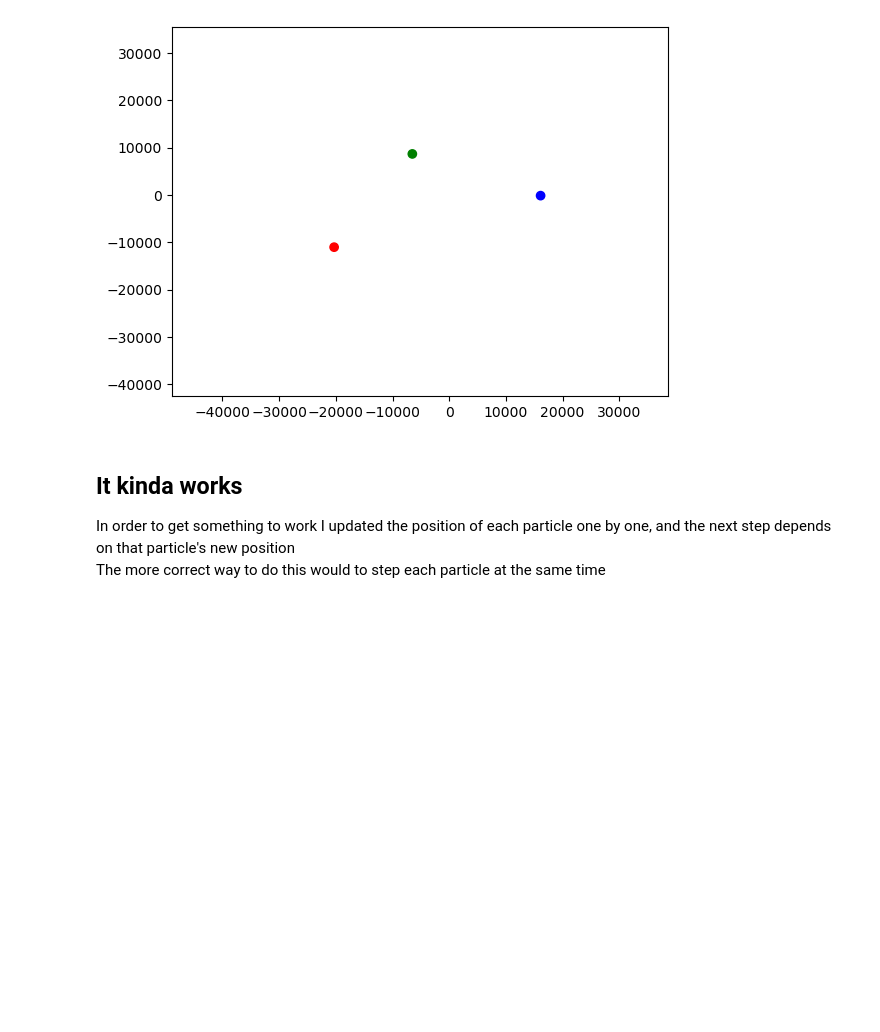
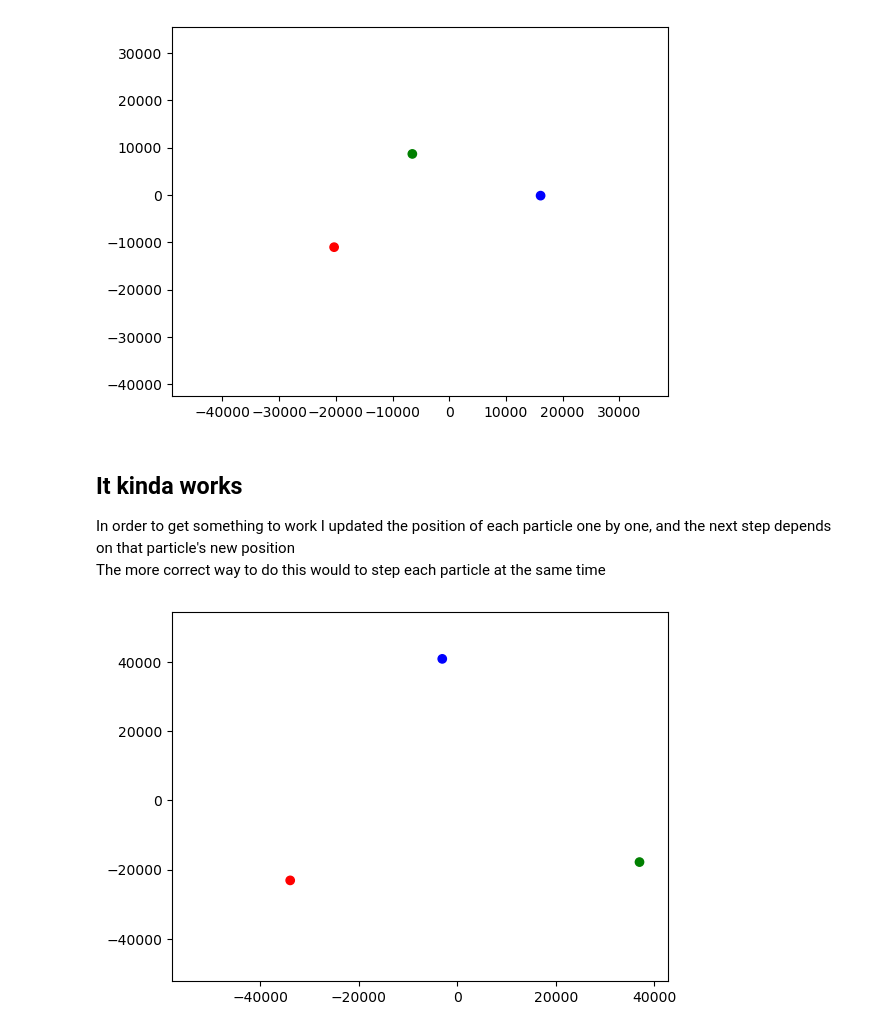
Before and after one commit to Isgig/Isgig, a Jupyter notebook: simulating.ipynb, the cells around one changed output. Drawn from its saved outputs; the diff is of its cells as text; code cells hidden in the pictures; blank space fills up the shorter version.

Commit message:
Started to practice open cv after getting the simulation to step each particle forward at the same time

```diff
--- a/simulating.ipynb
+++ b/simulating.ipynb
@@ -132,3 +132,86 @@ plt.show()
 ## It kinda works
 In order to get something to work I updated the position of each particle one by one, and the next step depends on that particle's new position\
 The more correct way to do this would to step each particle at the same time
+# %%
+import numpy as np
+import numpy.linalg as la
+import matplotlib.pyplot as plt
+import matplotlib.animation as anim
+
+## Initial conditions
+class particle(object):
+    def __init__(self, xpos, ypos, xvel, yvel, mass):
+        self.xpos = xpos
+        self.ypos = ypos
+        self.xvel = xvel
+        self.yvel = yvel
+        self.xacc = 0
+        self.yacc = 0
+        self.xfor = 0
+        self.yfor = 0
+        self.mass = mass
+
+    def updatenetfor(self, others=[], gravconst=6.67e-11):
+        others = np.array(others).astype(particle)
+        self.xfor = 0
+        self.yfor = 0
+        for part in others:
+            distancevec = [self.xpos - part.xpos, self.ypos - part.ypos]
+            distancemag = np.sqrt(distancevec[0]**2+distancevec[1]**2)
+            self.xfor += -distancevec[0]*gravconst*self.mass*part.mass/distancemag**3
+            self.yfor += -distancevec[1]*gravconst*self.mass*part.mass/distancemag**3
+
+    def step(self, dt=1):
+        self.xacc = self.xfor/self.mass
+        self.yacc = self.yfor/self.mass
+        self.xvel += 0.5*self.xacc*dt**2
+        self.yvel += 0.5*self.yacc*dt**2
+        self.xpos += 0.5*self.xvel*dt**2
+        self.ypos += 0.5*self.yvel*dt**2
+
+
+one = particle(1e4, 0, 0, 18e2, 5e20)
+two = particle(1e4*np.cos(2*np.pi/3), 1e4*np.sin(2*np.pi/3), -18e2*np.sin(2*np.pi/3), 18e2*np.cos(2*np.pi/3), 5e20)
+three = particle(1e4*np.cos(4*np.pi/3), 1e4*np.sin(4*np.pi/3), -18e2*np.sin(4*np.pi/3), 18e2*np.cos(4*np.pi/3), 5e20)
+
+## Simulation parameters
+start = 0
+stop = 400
+totaltime = stop - start
+delt = 1
+gconst = 6.67e-11
+
+# Simulaiton routine
+simulation1, simulation2, simulation3 = [], [], []
+for i in range(int(totaltime//delt)):
+    simulation1.append([one.xpos, one.ypos])
+    simulation2.append([two.xpos, two.ypos])
+    simulation3.append([three.xpos, three.ypos])
+    one.updatenetfor(others=[two, three])
+    two.updatenetfor(others=[three, one])
+    three.updatenetfor(others=[one, two])
+    one.step(dt=delt)
+    two.step(dt=delt)
+    three.step(dt=delt)
+
+simulation1 = np.array(simulation1).astype(float)
+simulation2 = np.array(simulation2).astype(float)
+simulation3 = np.array(simulation3).astype(float)
+
+fig, ax = plt.subplots()
+# ax.scatter(np.transpose(simulation1)[0], np.transpose(simulation1)[1], label='particle1').findobj
+# ax.scatter(np.transpose(simulation2)[0], np.transpose(simulation2)[1], label='particle2')
+# ax.scatter(np.transpose(simulation3)[0], np.transpose(simulation3)[1], label='particle3')
+
+artists = []
+colors = ['red', 'green', 'blue']
+for i in range(int(totaltime//delt)):
+    container = ax.scatter([simulation1[i][0], simulation2[i][0], simulation3[i][0]], [simulation1[i][1], simulation2[i][1], simulation3[i][1]], color=colors)
+    artists.append(container.findobj())
+
+ani = anim.ArtistAnimation(fig=fig, artists=artists)
+writer = anim.writers['ffmpeg'](fps=30)
+ani.save("gravitysimulationbetter.mp4", writer=writer, dpi=200)
+plt.show()
+# %% [output]
+[figure, added]
```
Also changed, not shown: parts of 1 cell of this notebook, 4 other files.
